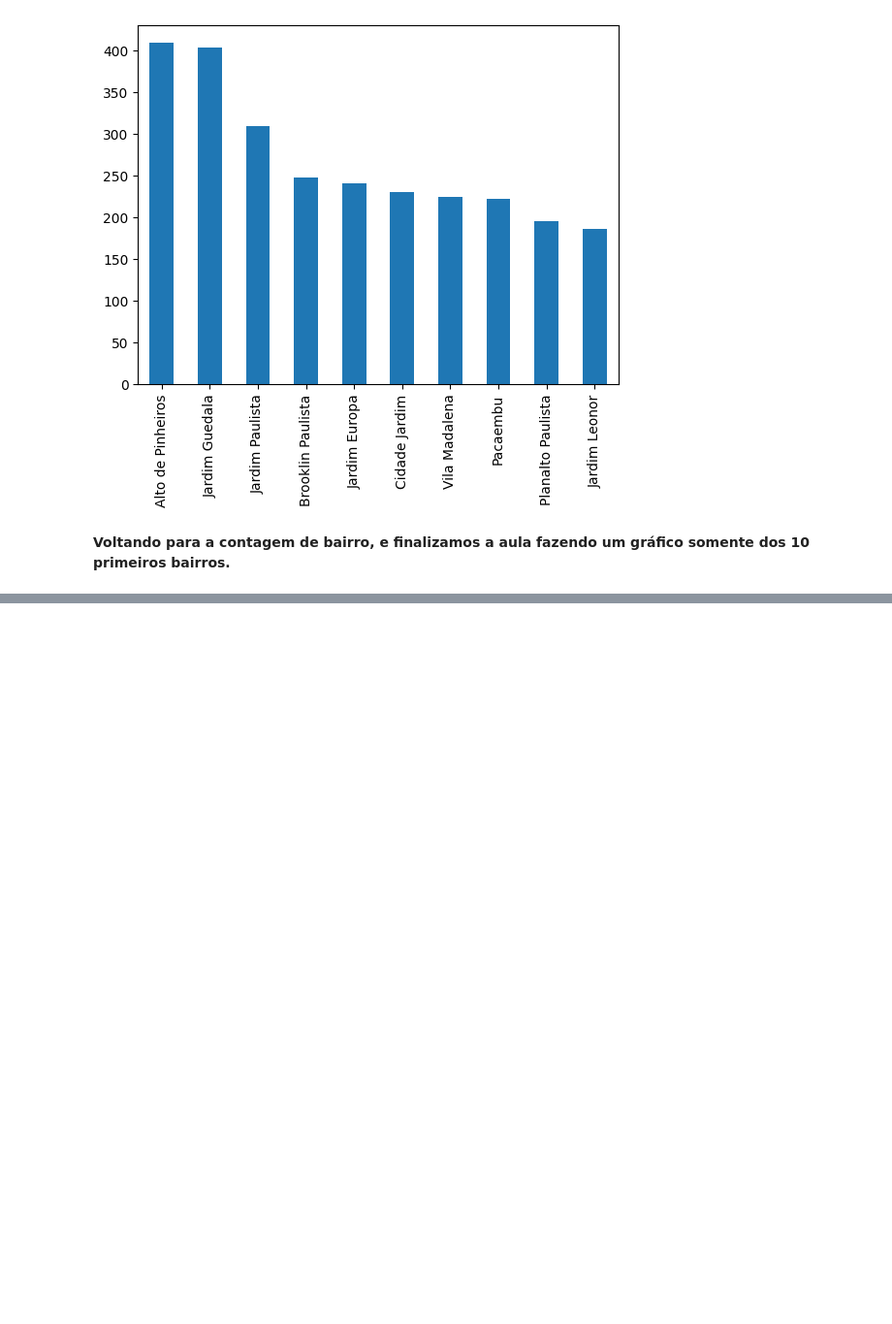
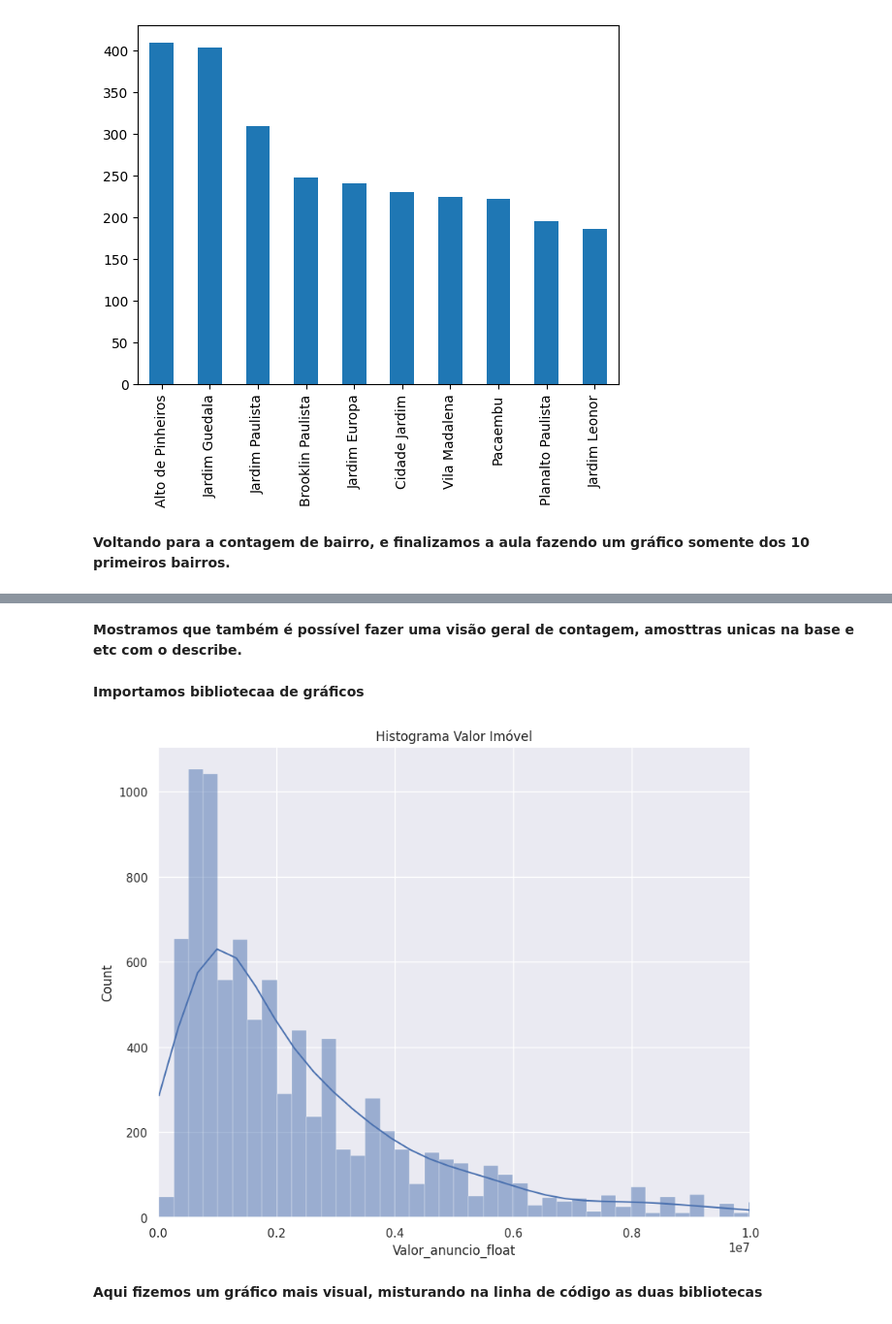
Before and after one commit to Failiny/EstudoPython, a Jupyter notebook: Imersao_dados_alura.ipynb, the cells around one changed output, grey strips where cells are left out. Shown: that part at 97% size. Drawn from its saved outputs; the diff is of its cells as text; code cells hidden in the pictures; blank space fills up the shorter version.

```diff
--- a/Imersao_dados_alura.ipynb
+++ b/Imersao_dados_alura.ipynb
@@ -194,0 +393,2 @@ n_imoveis_bairro.head(10).plot.bar()
+# %% [markdown]
+**Mostramos que também é possível fazer uma visão geral de contagem, amosttras unicas na base e etc com o describe.**
@@ -194,0 +398,13 @@ n_imoveis_bairro.head(10).plot.bar()
+# %% [markdown]
+**Importamos bibliotecaa de gráficos**
+# %%
+sns.set()
+plt.figure(figsize=(10,8))
+ax = sns.histplot(data = dados_vendas, x = "Valor_anuncio_float", kde = True)
+ax.set_title("Histograma Valor Imóvel")
+plt.xlim((-50, 10000000))
+plt.show()
+# %% [output]
+[figure, added]
+# %% [markdown]
+**Aqui fizemos um gráfico mais visual, misturando na linha de código as duas bibliotecas**
```
Also changed, not shown: parts of 35 cells of this notebook.
